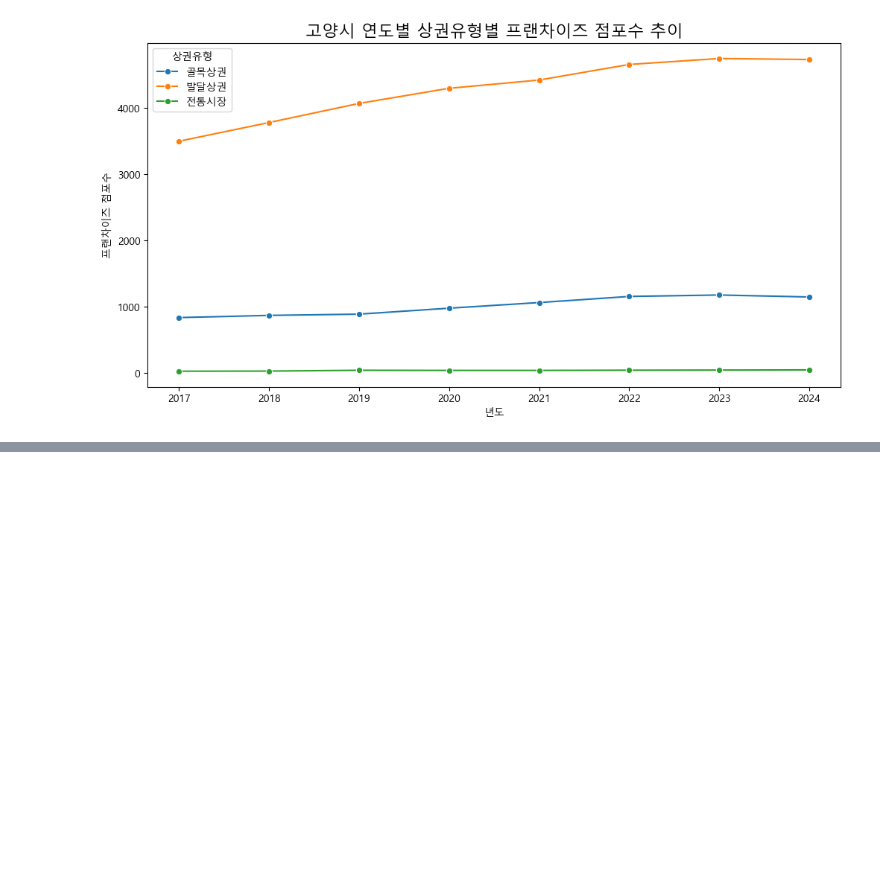
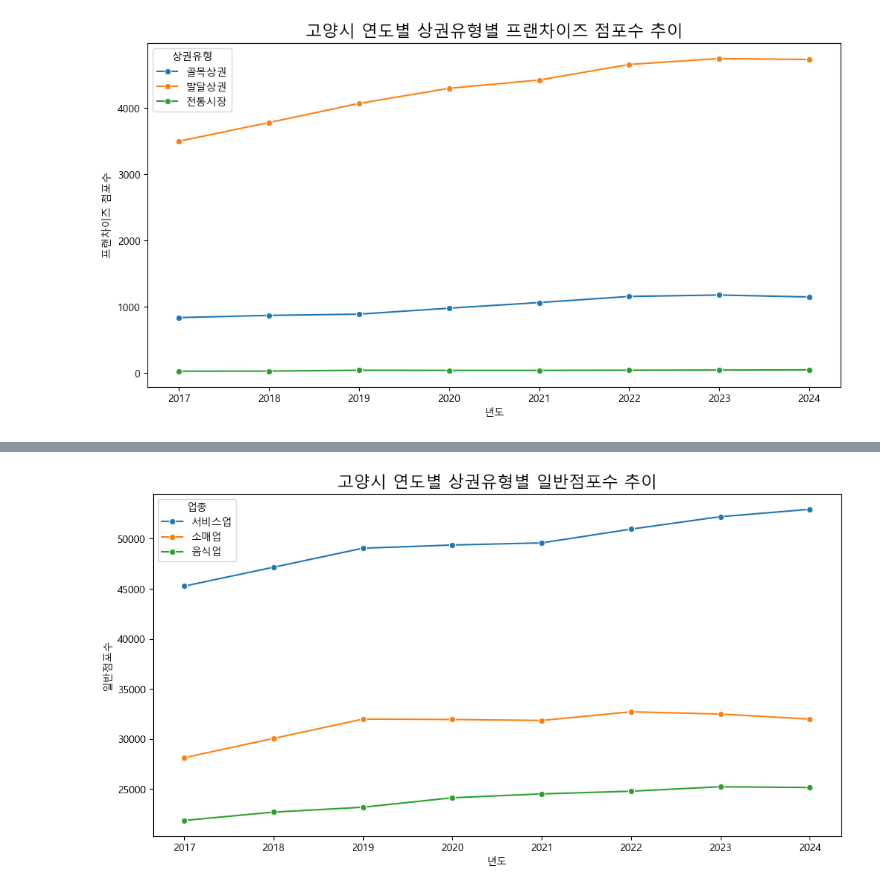
Before and after one commit to gisyun/Goyang_TradeAreaAnalysis, a Jupyter notebook: StoreAnalysis.ipynb, the cells around one changed output, grey strips where cells are left out. Drawn from its saved outputs; the diff is of its cells as text; code cells hidden in the pictures; blank space fills up the shorter version.

```diff
--- a/StoreAnalysis.ipynb
+++ b/StoreAnalysis.ipynb
@@ -282,0 +439,18 @@ plt.show()
+# %%
+# filter 일반수 columns only
+generalstore_columns = [col for col in combined_store.columns if "일반 점포수" in col]
+filtered_generalstore_data = combined_store[["행정구역", "지역코드", "업종"] + generalstore_columns]
+
+# transverse the columns and rows for better readability
+filtered_generalstore_data = filtered_generalstore_data.melt(id_vars=["행정구역", "지역코드", "업종"], var_name="연도_분기", value_name="일반점포수")
+
+# make a year columns and quarter columns using the '연도_분기' column
+filtered_generalstore_data[['연도', '분기']] = filtered_generalstore_data['연도_분기'].str.extract(r'(\d{4})년(\d+분기)')
+del filtered_generalstore_data['연도_분기']
+# convert '일반점포수' to numeric type
+filtered_generalstore_data['일반점포수'] = pd.to_numeric(filtered_generalstore_data['일반점포수'], errors='coerce')
+# sum up the population by year, quarter, and market area type
+filtered_generalstore_data = filtered_generalstore_data.groupby(['연도', '업종']).agg({'일반점포수': 'sum'}).reset_index()
+# drop values for year 2025 since it only contains data for 2분기
+filtered_generalstore_data = filtered_generalstore_data[filtered_generalstore_data['연도'] != '2025']
+filtered_generalstore_data
@@ -282,0 +475,11 @@ plt.show()
+# %%
+# plot the store counts by year and market area type
+plt.figure(figsize=(12, 6))
+sns.lineplot(data=filtered_generalstore_data, x='연도', y='일반점포수', hue='업종', marker='o')
+plt.title('고양시 연도별 상권유형별 일반점포수 추이', fontsize=16)
+plt.xlabel('년도')
+plt.ylabel('일반점포수')
+plt.legend(title='업종')
+plt.show()
+# %% [output]
+[figure, added]
```
Also changed, not shown: parts of 8 cells of this notebook.
